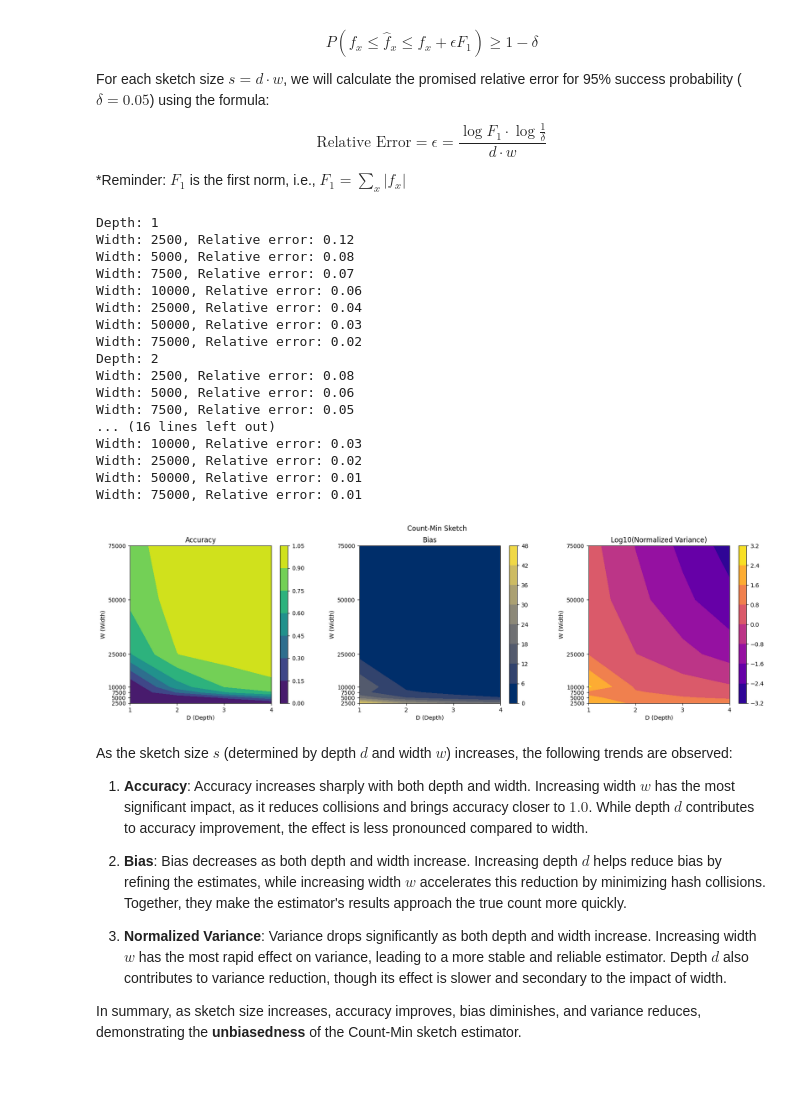
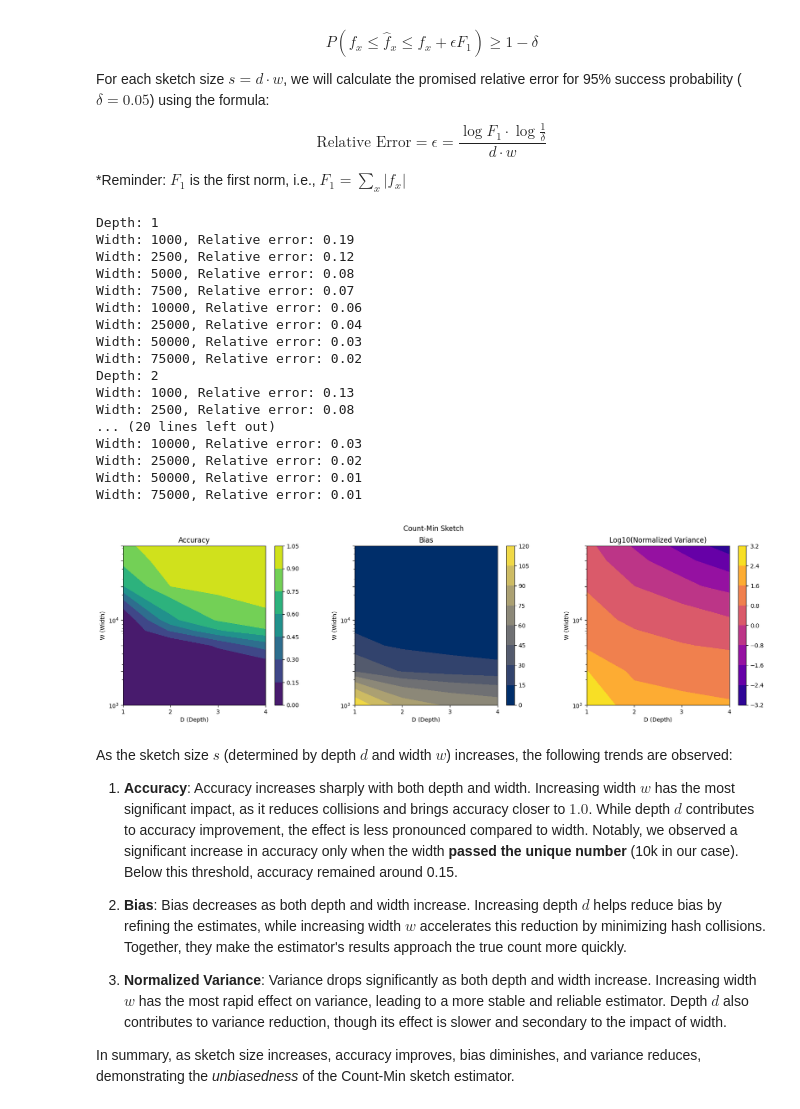
Before and after one commit to Gal-Noy/MSC-Data-Streaming-Algorithms, a Jupyter notebook: FM_CountMin/FM_CountMin.ipynb, the cells around one changed output. Drawn from its saved outputs; the diff is of its cells as text; code cells hidden in the pictures; blank space fills up the shorter version.

```diff
--- a/FM_CountMin/FM_CountMin.ipynb
+++ b/FM_CountMin/FM_CountMin.ipynb
@@ -433,7 +433,7 @@ $$
 count_min_results = {}
 
 D = [1, 2, 3, 4]
-W = [2500, 5000, 7500, 10000, 25000, 50000, 75000]
+W = [1000, 2500, 5000, 7500, 10000, 25000, 50000, 75000]
 for d in D:
     print(f"Depth: {d}")
     count_min_results[d] = {}
@@ -443,6 +443,7 @@ for d in D:
         count_min_results[d][w] = [count_min_sketch(stream, d, w, i) for i in range(NUM_RUNS)]
 # %% [output]
 Depth: 1
+Width: 1000, Relative error: 0.19
 Width: 2500, Relative error: 0.12
 Width: 5000, Relative error: 0.08
 Width: 7500, Relative error: 0.07
@@ -451,10 +452,9 @@ Width: 25000, Relative error: 0.04
 Width: 50000, Relative error: 0.03
 Width: 75000, Relative error: 0.02
 Depth: 2
+Width: 1000, Relative error: 0.13
 Width: 2500, Relative error: 0.08
-Width: 5000, Relative error: 0.06
-Width: 7500, Relative error: 0.05
-... (16 lines left out)
+... (20 lines left out)
 Width: 10000, Relative error: 0.03
 Width: 25000, Relative error: 0.02
 Width: 50000, Relative error: 0.01
@@ -512,41 +512,45 @@ plt.suptitle("Count-Min Sketch")
 plt.subplot(1, 3, 1)
 contour = plt.contourf(D, W, accuracy_grid, cmap='viridis')
 plt.colorbar(contour)
 plt.xlabel('D (Depth)')
 plt.ylabel('W (Width)')
+plt.yscale('log')
 plt.title('Accuracy')
 plt.xticks(D)
 plt.yticks(W)
 
 plt.subplot(1, 3, 2)
 contour = plt.contourf(D, W, bias_grid, cmap='cividis')
 plt.colorbar(contour)
 plt.xlabel('D (Depth)')
 plt.ylabel('W (Width)')
+plt.yscale('log')
 plt.title('Bias')
 plt.xticks(D)
 plt.yticks(W)
 
 plt.subplot(1, 3, 3)
 contour = plt.contourf(D, W, np.log10(normalized_variance_grid), cmap='plasma')
 plt.colorbar(contour)
 plt.xlabel('D (Depth)')
 plt.ylabel('W (Width)')
+plt.yscale('log')
 plt.title('Log10(Normalized Variance)')
 plt.xticks(D)
 plt.yticks(W)
 
 plt.subplots_adjust(wspace=0.3)
 plt.show()
 # %% [output]
-[figure, old version]
+[figure, new version]
 # %% [markdown]
 As the sketch size $s$ (determined by depth $d$ and width $w$) increases, the following trends are observed:
 
 1. **Accuracy**: Accuracy increases sharply with both depth and width. Increasing width $w$ has the most significant impact, as it reduces collisions and brings accuracy closer to $1.0$. While depth $d$ contributes to accuracy improvement, the effect is less pronounced compared to width.
+Notably, we observed a significant increase in accuracy only when the width **passed the unique number** (10k in our case). Below this threshold, accuracy remained around 0.15.
 
 2. **Bias**: Bias decreases as both depth and width increase. Increasing depth $d$ helps reduce bias by refining the estimates, while increasing width $w$ accelerates this reduction by minimizing hash collisions. Together, they make the estimator's results approach the true count more quickly.
 
 3. **Normalized Variance**: Variance drops significantly as both depth and width increase. Increasing width $w$ has the most rapid effect on variance, leading to a more stable and reliable estimator. Depth $d$ also contributes to variance reduction, though its effect is slower and secondary to the impact of width.
 
-In summary, as sketch size increases, accuracy improves, bias diminishes, and variance reduces, demonstrating the **unbiasedness** of the Count-Min sketch estimator.
+In summary, as sketch size increases, accuracy improves, bias diminishes, and variance reduces, demonstrating the *unbiasedness* of the Count-Min sketch estimator.
```
